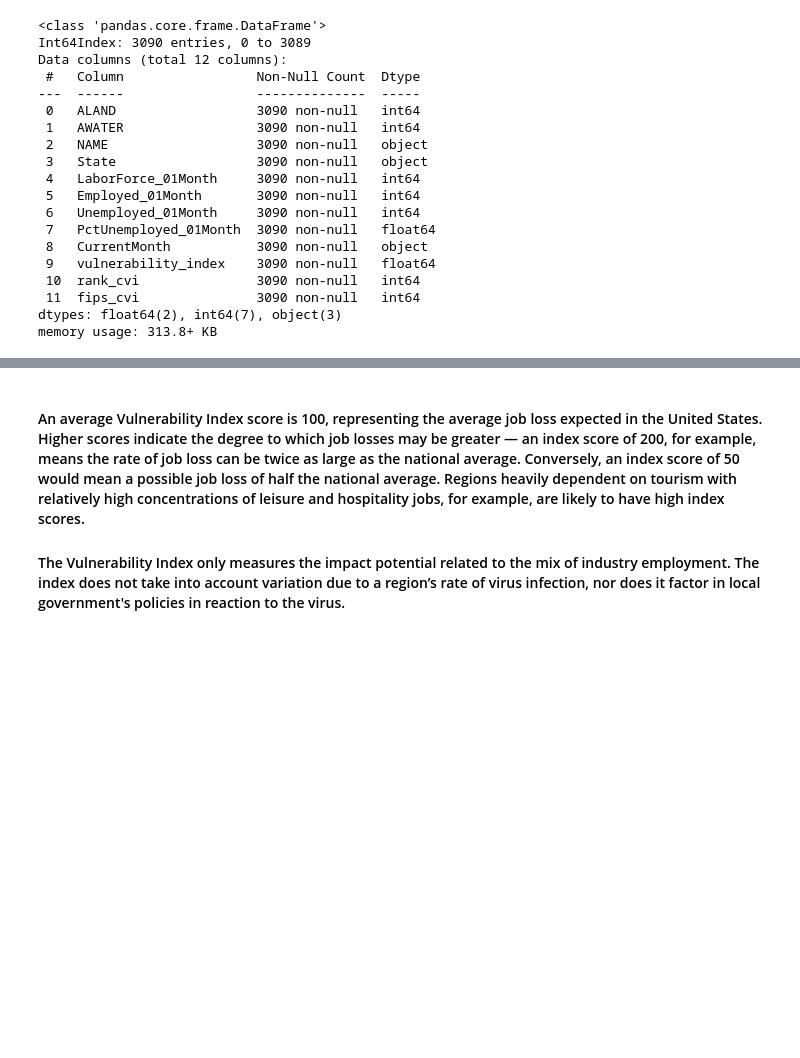
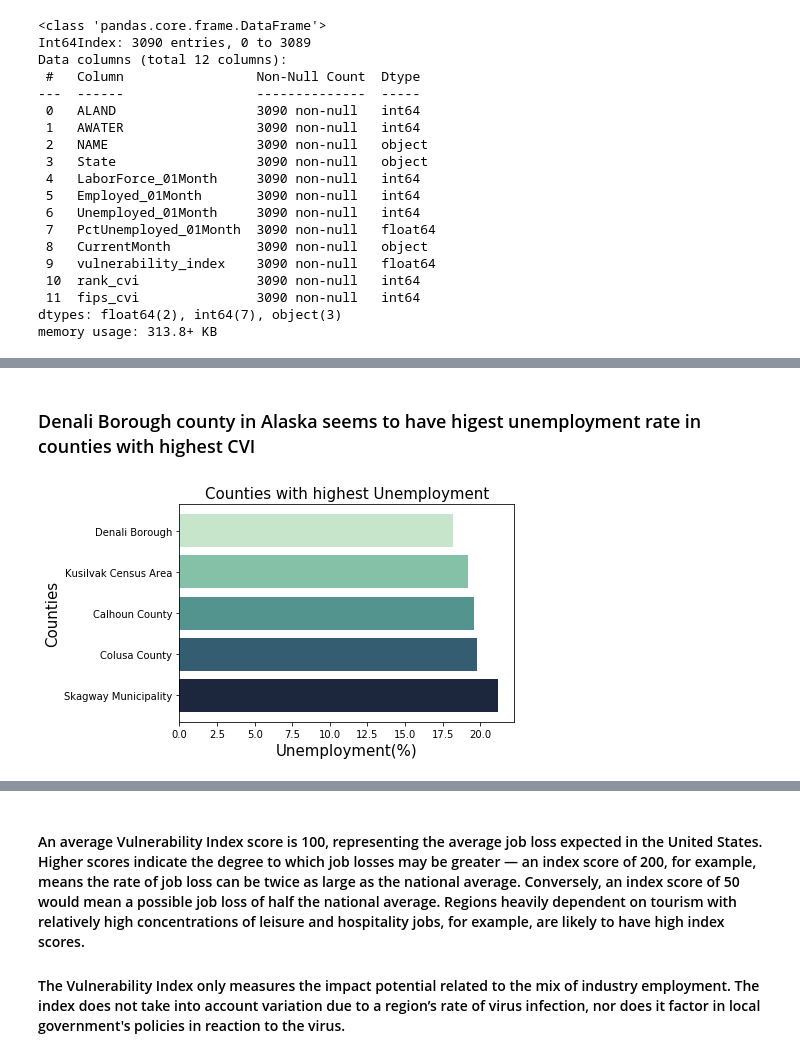
Before and after one commit to Chauhanshi/NASA-SpaceApp-Hackathon-Challenge_Integrated-assessment, a Jupyter notebook: NASA SpaceApp Challenge Hackathon.ipynb, the cells around one changed output, grey strips where cells are left out. Cells and saved outputs as stored; diff of their text form; code cells hidden in the pictures; blank space fills up the shorter version.

```diff
--- a/NASA SpaceApp Challenge Hackathon.ipynb
+++ b/NASA SpaceApp Challenge Hackathon.ipynb
@@ -251,6 +263,22 @@ df.iloc[index_top10_u]
 | 2947 | 723252961 | 3704011 | Calhoun County | West Virginia | 2756 | 2215 | 541 | ... |
 | 81 | 44222017663 | 6693558019 | Kusilvak Census Area | Alaska | 2681 | 2165 | 516 | ... |
 | 72 | 32729577049 | 66105677 | Denali Borough | Alaska | 561 | 459 | 102 | ... |
+# %% [markdown]
+### Denali Borough county in Alaska seems to have higest unemployment rate in counties with highest CVI
+# %%
+top5_unm = df.iloc[index_top10_u]
+
+h = list(top5_unm.PctUnemployed_01Month)
+l = [1,2,3,4,5]
+tl = list(top5_unm.NAME.values)
+b_col = sns.cubehelix_palette(5,reverse=True,rot=-.4)
+plt.barh(l,h,color=b_col);#,tick_lable=tl)
+plt.yticks(l,tl);
+plt.xlabel('Unemployment(%)',size=15);
+plt.ylabel("Counties",size=15);
+plt.title("Counties with highest Unemployment",size=15);
+# %% [output]
+[figure, added]
 # %%
 #counties with highest vulnerability index
 index_top10_v = list(df.vulnerability_index.sort_values(ascending=False).index[:5])
```
Also changed, not shown: parts of 11 cells of this notebook, 9 other files.
